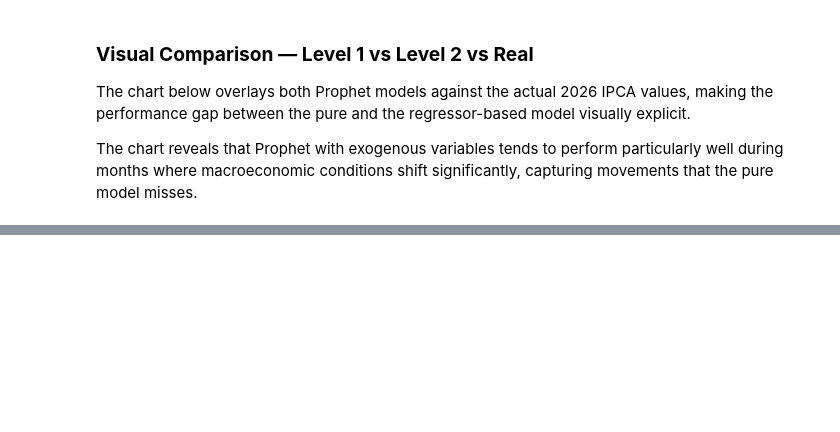
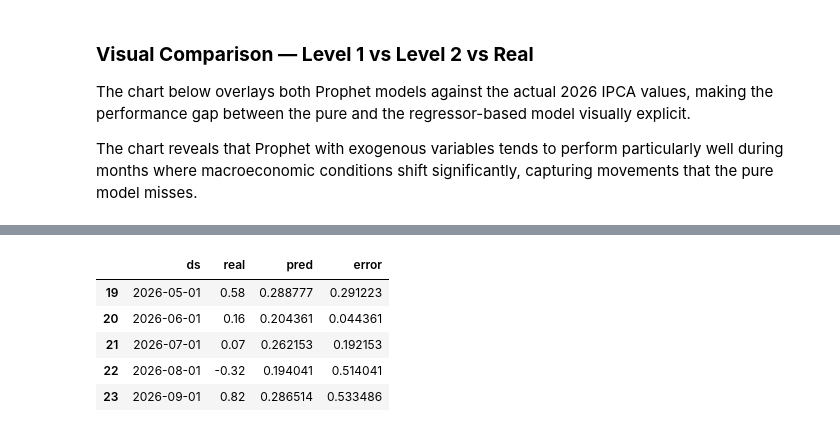
Before and after one commit to Marques07/IPCA-Prophet-Forecasting, a Jupyter notebook: 02_Modelagem_Prophet.ipynb, the cells around one changed output, grey strips where cells are left out. Cells and saved outputs as stored; diff of their text form; code cells hidden in the pictures; blank space fills up the shorter version.

Commit message:
Update Prophet model notebook with refined analysis

```diff
--- a/02_Modelagem_Prophet.ipynb
+++ b/02_Modelagem_Prophet.ipynb
@@ -467,0 +539,72 @@ Prophet + Regressors : 0.2299%
+# %%
+from sklearn.metrics import mean_absolute_error
+import numpy as np
+from prophet import Prophet
+
+def walk_forward_prophet(df_full, n_months=24):
+    """
+    Walk-forward validation for Prophet with incremental retraining.
+
+    For each of the last `n_months` months in df_full:
+        1. Retrain Prophet on all data strictly before that month
+        2. Predict that month
+        3. Record the error
+
+    Parameters
+    ----------
+    df_full : DataFrame with 'data' and 'ipca' columns
+    n_months : number of recent months to run walk-forward on
+
+    Returns
+    -------
+    DataFrame with columns: ds, real, pred, error
+    """
+    df_full = df_full.sort_values('data').reset_index(drop=True)
+
+    # We need a training buffer before the walk-forward starts
+    if len(df_full) < n_months + 24:
+        raise ValueError(f"Need at least {n_months + 24} rows, got {len(df_full)}")
+
+    predictions = []
+    start_idx = len(df_full) - n_months
+
+    for i in range(start_idx, len(df_full)):
+        cutoff_date = df_full['data'].iloc[i]
+        df_train_wf = df_full[df_full['data'] < cutoff_date]
+
+        m = Prophet(
+            seasonality_mode='additive',
+            yearly_seasonality=True,
+            weekly_seasonality=False,
+            daily_seasonality=False,
+            interval_width=0.80
+        )
+        m.fit(df_train_wf[['data', 'ipca']].rename(columns={'data': 'ds', 'ipca': 'y'}))
+
+        future = m.make_future_dataframe(periods=1, freq='MS')
+        forecast = m.predict(future)
+        pred = forecast.iloc[-1]['yhat']
+        real = df_full['ipca'].iloc[i]
+
+        predictions.append({
+            'ds': cutoff_date,
+            'real': real,
+            'pred': pred,
+            'error': abs(real - pred)
+        })
+
+    return pd.DataFrame(predictions)
+
+# Run walk-forward on the last 24 months for speed
+wf_results = walk_forward_prophet(df_filtrado, n_months=24)
+
+mae_wf = wf_results['error'].mean()
+rmse_wf = np.sqrt((wf_results['error'] ** 2).mean())
+
+print(f"Walk-forward validation (last {len(wf_results)} months):")
+print(f"  MAE:  {mae_wf:.4f}")
+print(f"  RMSE: {rmse_wf:.4f}")
+print(f"  Period: {wf_results['ds'].min().date()} → {wf_results['ds'].max().date()}")
+
+wf_results.tail()
+# %% [output]
@@ -467,0 +615,6 @@ Prophet + Regressors : 0.2299%
+|  | ds | real | pred | error |
+| 19 | 2026-05-01 | 0.58 | 0.288777 | 0.291223 |
+| 20 | 2026-06-01 | 0.16 | 0.204361 | 0.044361 |
+| 21 | 2026-07-01 | 0.07 | 0.262153 | 0.192153 |
+| 22 | 2026-08-01 | -0.32 | 0.194041 | 0.514041 |
+| 23 | 2026-09-01 | 0.82 | 0.286514 | 0.533486 |
```
Also changed, not shown: parts of 44 cells of this notebook.
